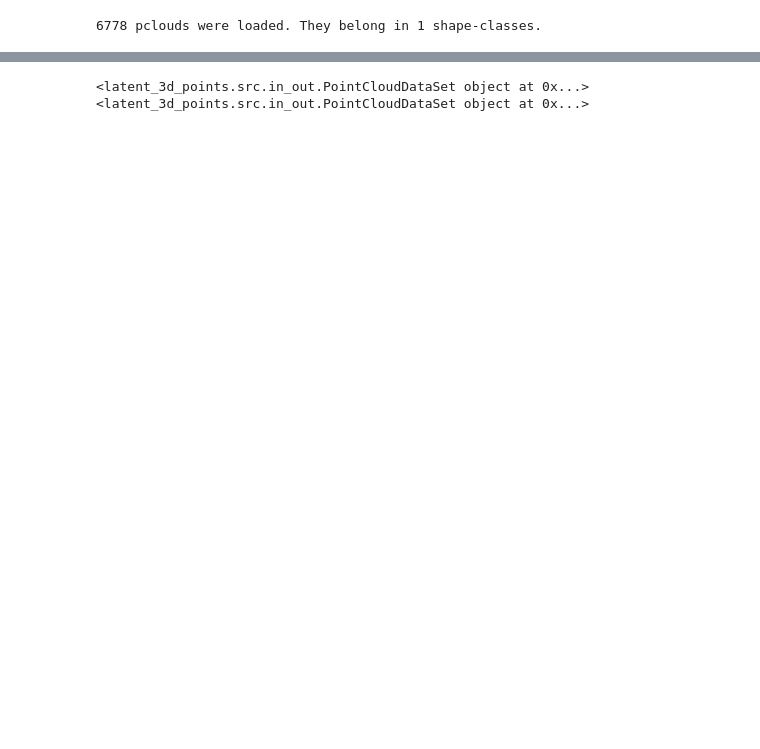
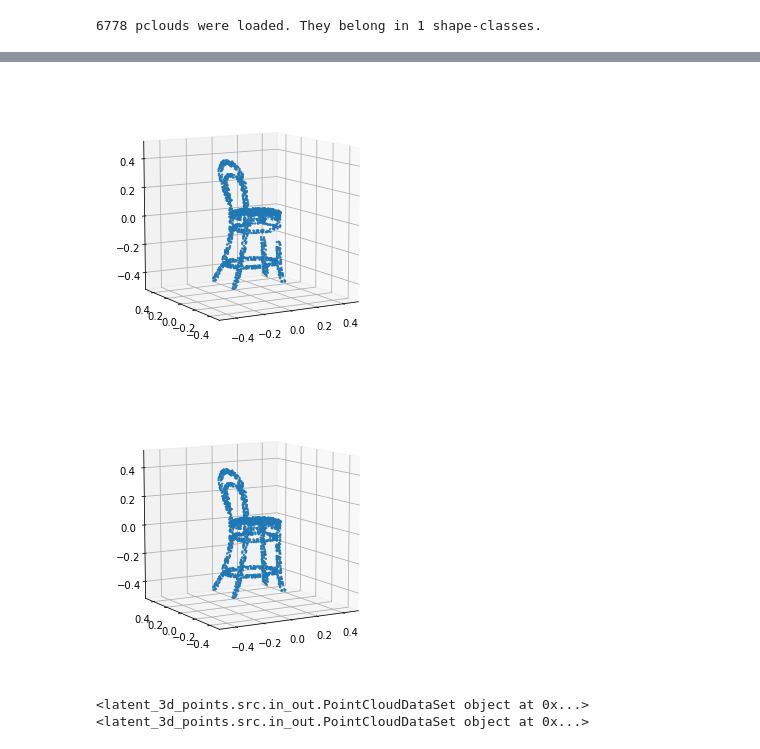
Before and after one commit to dtseng/latent_3d_points, a Jupyter notebook: notebooks/clustering.ipynb, the cells around one changed output, grey strips where cells are left out. Cells and saved outputs as stored; diff of their text form; code cells hidden in the pictures; blank space fills up the shorter version.

```diff
--- a/notebooks/clustering.ipynb
+++ b/notebooks/clustering.ipynb
@@ -86,5 +87,5 @@ gen_dataset(6778, 100)
 # %%
-data1 = unpickle_data('incomplete_data')
+data1 = unpickle_data('/home/ubuntu/latent_3d_points/data/missing_points_dataset/incomplete_data')
 incomplete_pc_data = next(data1)
-data2 = unpickle_data('complete_data')
+data2 = unpickle_data('/home/ubuntu/latent_3d_points/data/missing_points_dataset/complete_data')
 complete_pc_data = next(data2)
@@ -91,3 +155,15 @@ complete_pc_data = next(data2)
+# %%
+i = 70
+
+# data1.point_clouds[0]
+L = incomplete_pc_data.point_clouds
+plot_3d_point_cloud(L[i][:, 0], L[i][:, 1], L[i][:, 2], in_u_sphere=True);
+
+L = complete_pc_data.point_clouds
+plot_3d_point_cloud(L[i][:, 0], L[i][:, 1], L[i][:, 2], in_u_sphere=True);
+# %% [output]
+[figure, added]
+[figure, added]
 # %%
 print(incomplete_pc_data)
 print(complete_pc_data)
```
Also changed, not shown: parts of 13 cells of this notebook, 6 other files.
